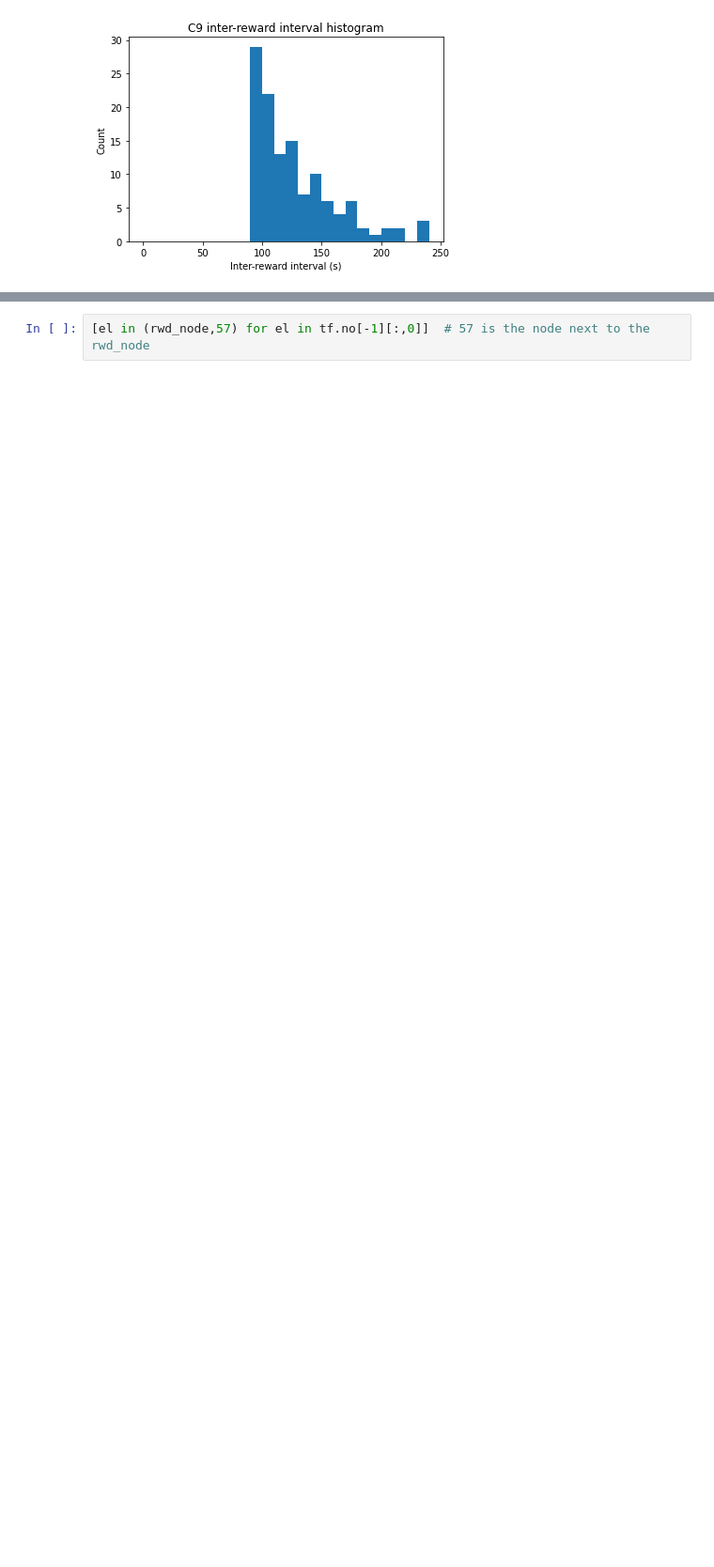
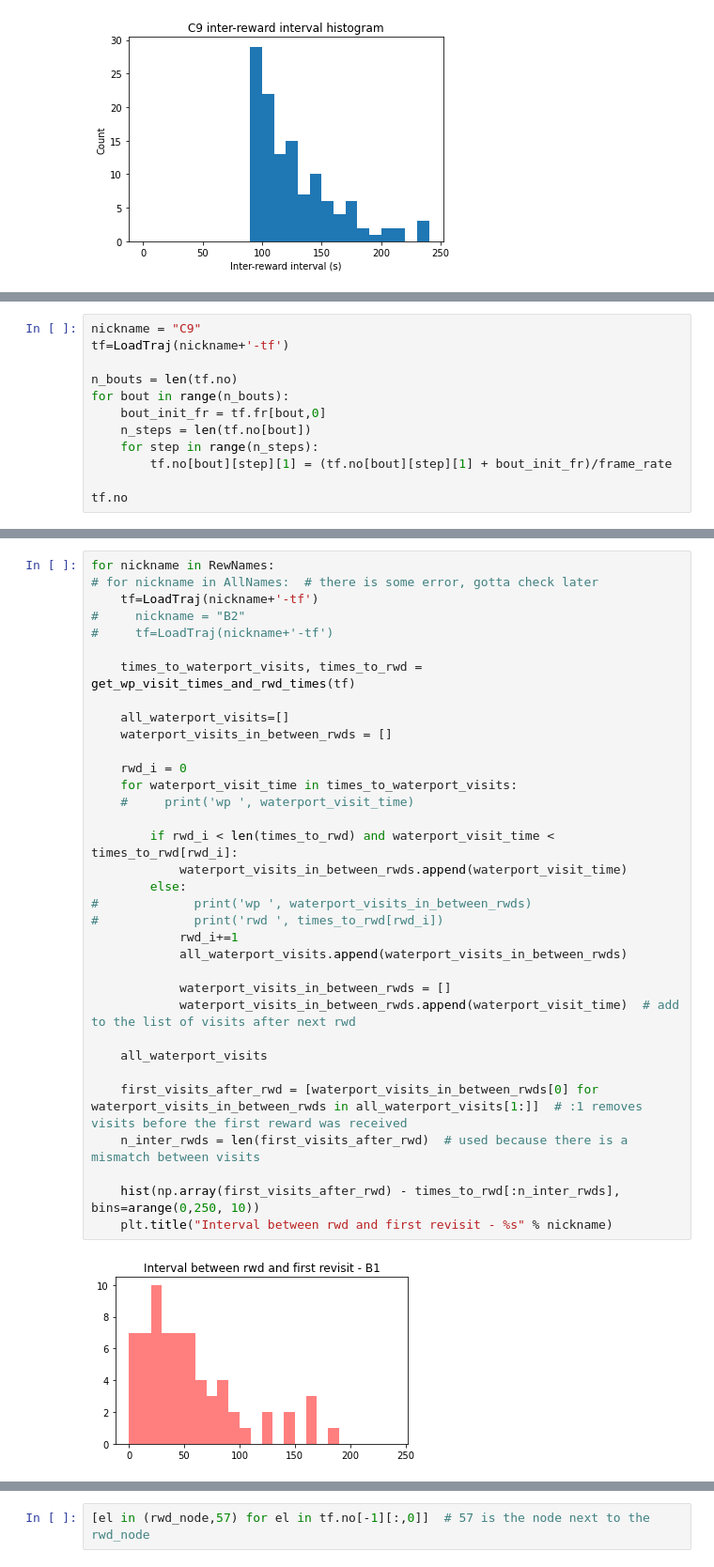
Before and after one commit to umeshksingla/MouseMazeHierRL, a Jupyter notebook: figure inter-(reward or path to water) intervals.ipynb, the cells around one changed output, grey strips where cells are left out. Shown at 94% size. Cells and saved outputs as stored; diff of their text form; blank space fills up the shorter version.

```diff
--- a/figure inter-(reward or path to water) intervals.ipynb
+++ b/figure inter-(reward or path to water) intervals.ipynb
@@ -331,0 +339,12 @@ rwd  24727.8
+# %%
+nickname = "C9"
+tf=LoadTraj(nickname+'-tf')
+
+n_bouts = len(tf.no)
+for bout in range(n_bouts):
+    bout_init_fr = tf.fr[bout,0]
+    n_steps = len(tf.no[bout])
+    for step in range(n_steps):
+        tf.no[bout][step][1] = (tf.no[bout][step][1] + bout_init_fr)/frame_rate
+
+tf.no
@@ -331,0 +369,36 @@ rwd  24727.8
+# %%
+for nickname in RewNames:
+# for nickname in AllNames:  # there is some error, gotta check later
+    tf=LoadTraj(nickname+'-tf')
+#     nickname = "B2"
+#     tf=LoadTraj(nickname+'-tf')
+
+    times_to_waterport_visits, times_to_rwd = get_wp_visit_times_and_rwd_times(tf)
+
+    all_waterport_visits=[]
+    waterport_visits_in_between_rwds = []
+
+    rwd_i = 0
+    for waterport_visit_time in times_to_waterport_visits:
+    #     print('wp ', waterport_visit_time)
+
+        if rwd_i < len(times_to_rwd) and waterport_visit_time < times_to_rwd[rwd_i]:
+            waterport_visits_in_between_rwds.append(waterport_visit_time)
+        else:
+#             print('wp ', waterport_visits_in_between_rwds)
+#             print('rwd ', times_to_rwd[rwd_i])
+            rwd_i+=1
+            all_waterport_visits.append(waterport_visits_in_between_rwds)
+
+            waterport_visits_in_between_rwds = []
+            waterport_visits_in_between_rwds.append(waterport_visit_time)  # add to the list of visits after next rwd
+
+    all_waterport_visits
+
+    first_visits_after_rwd = [waterport_visits_in_between_rwds[0] for waterport_visits_in_between_rwds in all_waterport_visits[1:]]  # :1 removes visits before the first reward was received
+    n_inter_rwds = len(first_visits_after_rwd)  # used because there is a mismatch between visits
+
+    hist(np.array(first_visits_after_rwd) - times_to_rwd[:n_inter_rwds], bins=arange(0,250, 10))
+    plt.title("Interval between rwd and first revisit - %s" % nickname)
+# %% [output]
+[figure, added]
```
Also changed, not shown: parts of 17 cells of this notebook.
